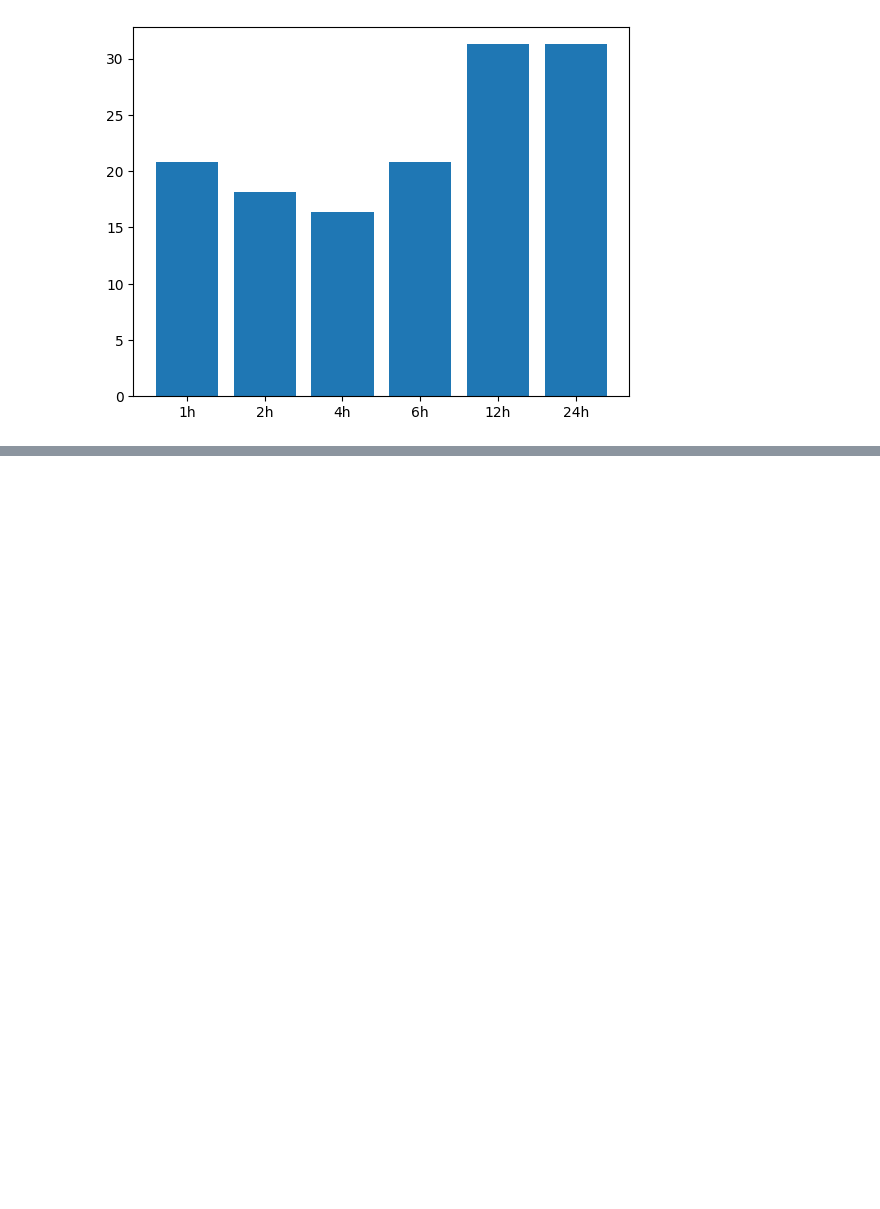
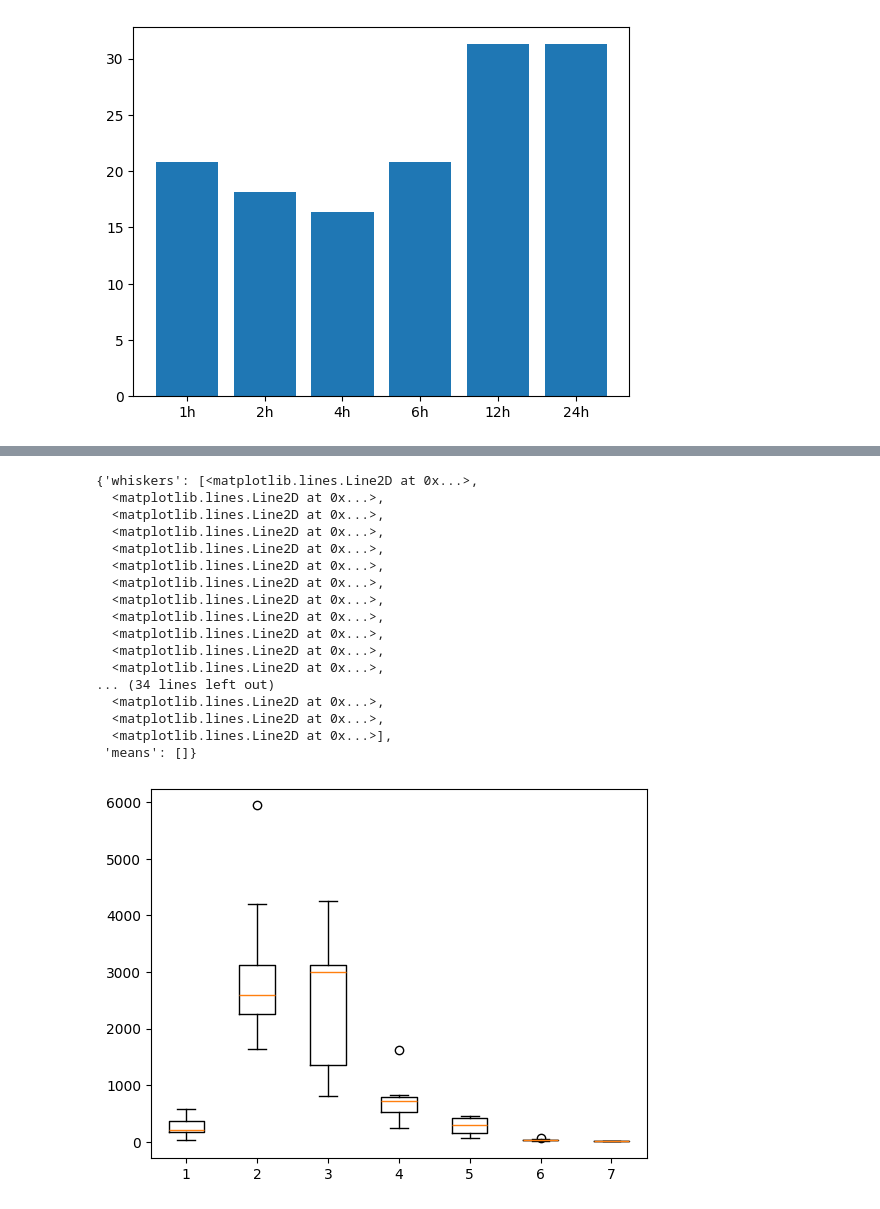
Before and after one commit to colabobio/teaching-materials, a Jupyter notebook: gsbs-bbs764/rnaseq_tpm_analysis.ipynb, the cells around one changed output, grey strips where cells are left out. Cells and saved outputs as stored; diff of their text form; code cells hidden in the pictures; blank space fills up the shorter version.

```diff
--- a/gsbs-bbs764/rnaseq_tpm_analysis.ipynb
+++ b/gsbs-bbs764/rnaseq_tpm_analysis.ipynb
@@ -231,0 +98,15 @@ plt.plot(df_d09['time'], df_d09['PNMA1'])
+# %%
+expr_values = {}
+for obs in obs_times.categories:
+    expr_values[obs] = []
+print(expr_values)
+
+gene = 'TNF'
+for id in donors:
+    dd = get_donor_data(df, id)
+    for obs in expr_values:
+        if obs in dd.index:
+            expr_values[obs] += [dd[gene][obs]]
+
+for obs in obs_times.categories:
+    print('Expression values at', obs, expr_values[obs])
@@ -231,0 +122,21 @@ plt.plot(df_d09['time'], df_d09['PNMA1'])
+# %%
+plt.boxplot([expr_values['30m'], expr_values['1h'], expr_values['2h'], expr_values['4h'], expr_values['6h'], expr_values['12h'], expr_values['24h']])
+# %% [output]
+{'whiskers': [<matplotlib.lines.Line2D at 0x...>,
+  <matplotlib.lines.Line2D at 0x...>,
+  <matplotlib.lines.Line2D at 0x...>,
+  <matplotlib.lines.Line2D at 0x...>,
+  <matplotlib.lines.Line2D at 0x...>,
+  <matplotlib.lines.Line2D at 0x...>,
+  <matplotlib.lines.Line2D at 0x...>,
+  <matplotlib.lines.Line2D at 0x...>,
+  <matplotlib.lines.Line2D at 0x...>,
+  <matplotlib.lines.Line2D at 0x...>,
+  <matplotlib.lines.Line2D at 0x...>,
+  <matplotlib.lines.Line2D at 0x...>,
+... (34 lines left out)
+  <matplotlib.lines.Line2D at 0x...>,
+  <matplotlib.lines.Line2D at 0x...>,
+  <matplotlib.lines.Line2D at 0x...>],
+ 'means': []}
+[figure, added]
```
Also changed, not shown: parts of 24 cells of this notebook.
